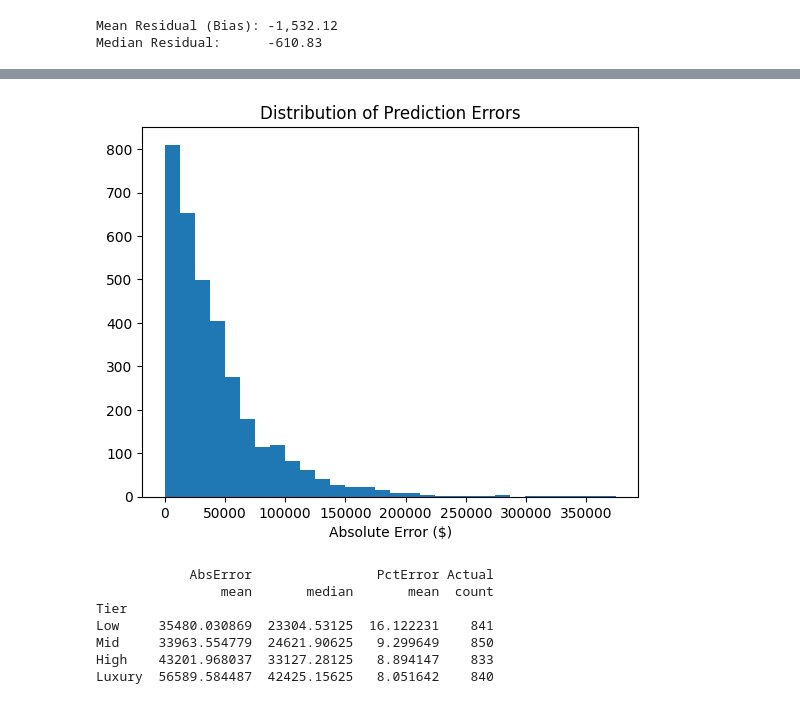
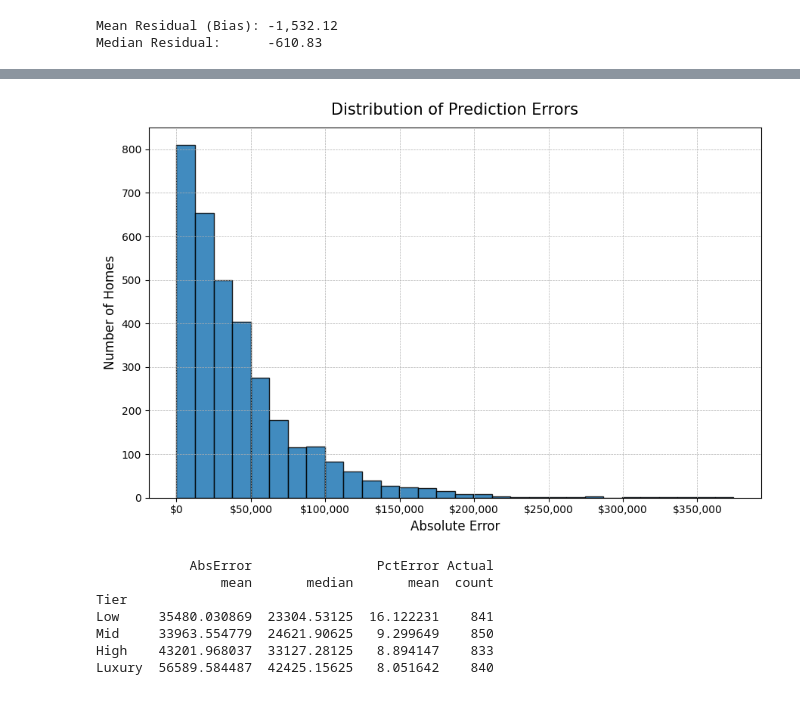
Before and after one commit to ManoloVM21/MachineLearningTeam4, a Jupyter notebook: notebooks/starter_housing.ipynb, the cells around one changed output, grey strips where cells are left out. Cells and saved outputs as stored; diff of their text form; code cells hidden in the pictures.

```diff
--- a/notebooks/starter_housing.ipynb
+++ b/notebooks/starter_housing.ipynb
@@ -449,11 +460,27 @@ plt.show()
-# %%
-plt.figure()
-plt.hist(np.abs(residuals), bins=30)
-plt.xlabel("Absolute Error ($)")
-plt.title("Distribution of Prediction Errors")
-plt.show()
-# %% [output]
-[figure, removed]
+# %%
+import matplotlib.pyplot as plt
+import matplotlib.ticker as mtick
+import numpy as np
+
+abs_errors = np.abs(residuals)
+
+plt.figure(figsize=(9, 6))
+
+plt.hist(abs_errors, bins=30, alpha=0.85, edgecolor="black")
+
+plt.xlabel("Absolute Error", fontsize=12)
+plt.ylabel("Number of Homes", fontsize=12)
+plt.title("Distribution of Prediction Errors", fontsize=15, pad=12)
+
+plt.grid(True, linestyle="--", linewidth=0.5)
+
+# Format x-axis as currency
+plt.gca().xaxis.set_major_formatter(mtick.StrMethodFormatter('${x:,.0f}'))
+
+plt.tight_layout()
+plt.show()
+# %% [output]
+[figure, added]
 # %%
 import pandas as pd
 
```
Also changed, not shown: parts of 7 cells of this notebook.
